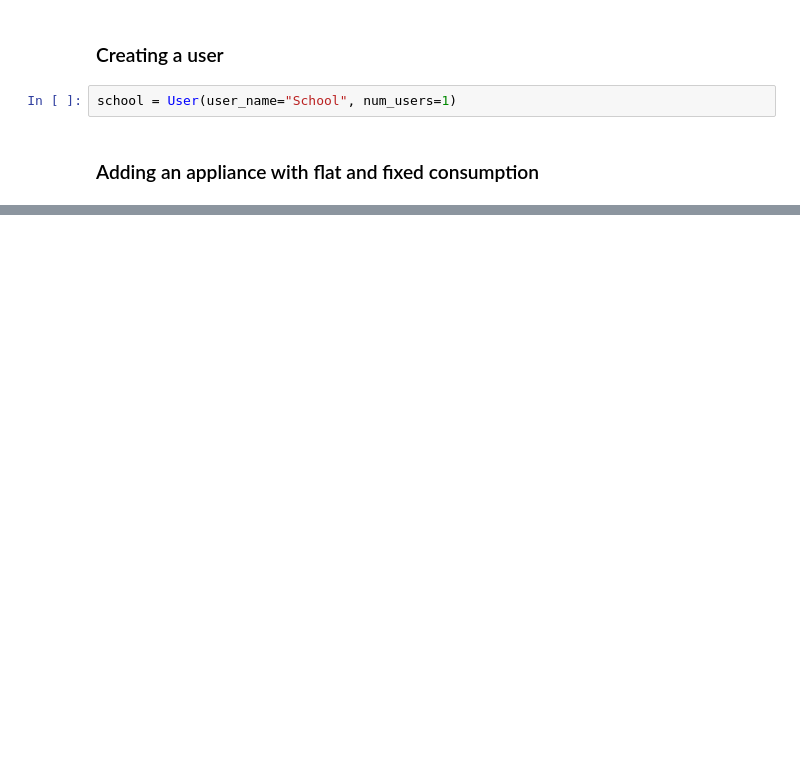
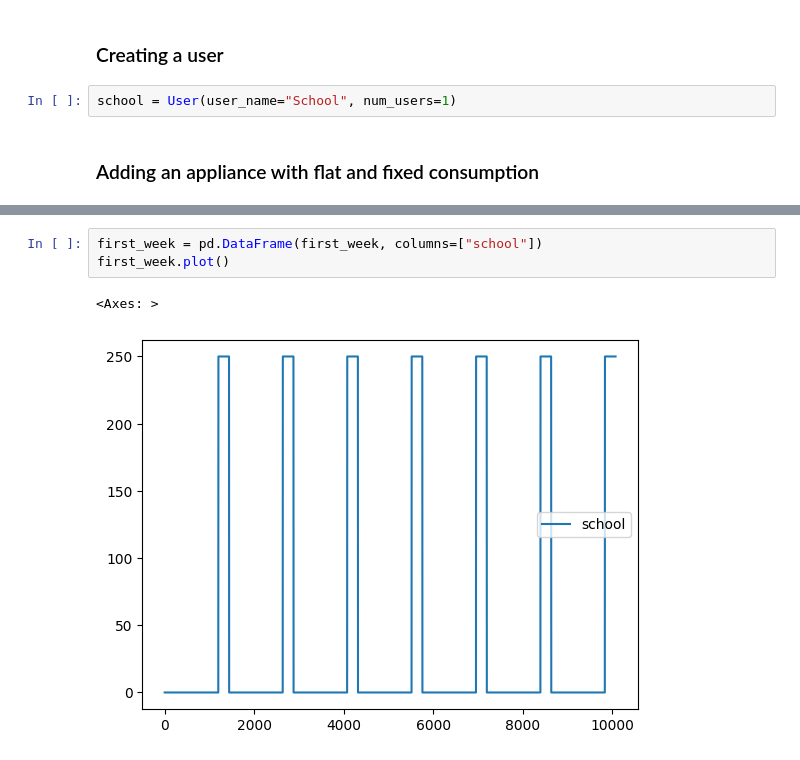
Before and after one commit to RAMP-project/RAMP, a Jupyter notebook: docs/notebooks/fixed_flat_app.ipynb, the cells around one changed output, grey strips where cells are left out. Saved outputs shown, nothing was run; the diff lists cells and outputs as text; blank space fills up the shorter version.

```diff
--- a/docs/notebooks/fixed_flat_app.ipynb
+++ b/docs/notebooks/fixed_flat_app.ipynb
@@ -61,0 +85,6 @@ first_week.plot()
+# %%
+first_week = pd.DataFrame(first_week, columns=["school"])
+first_week.plot()
+# %% [output]
+<Axes: >
+[figure, added]
```
Also changed, not shown: parts of 15 cells of this notebook.
